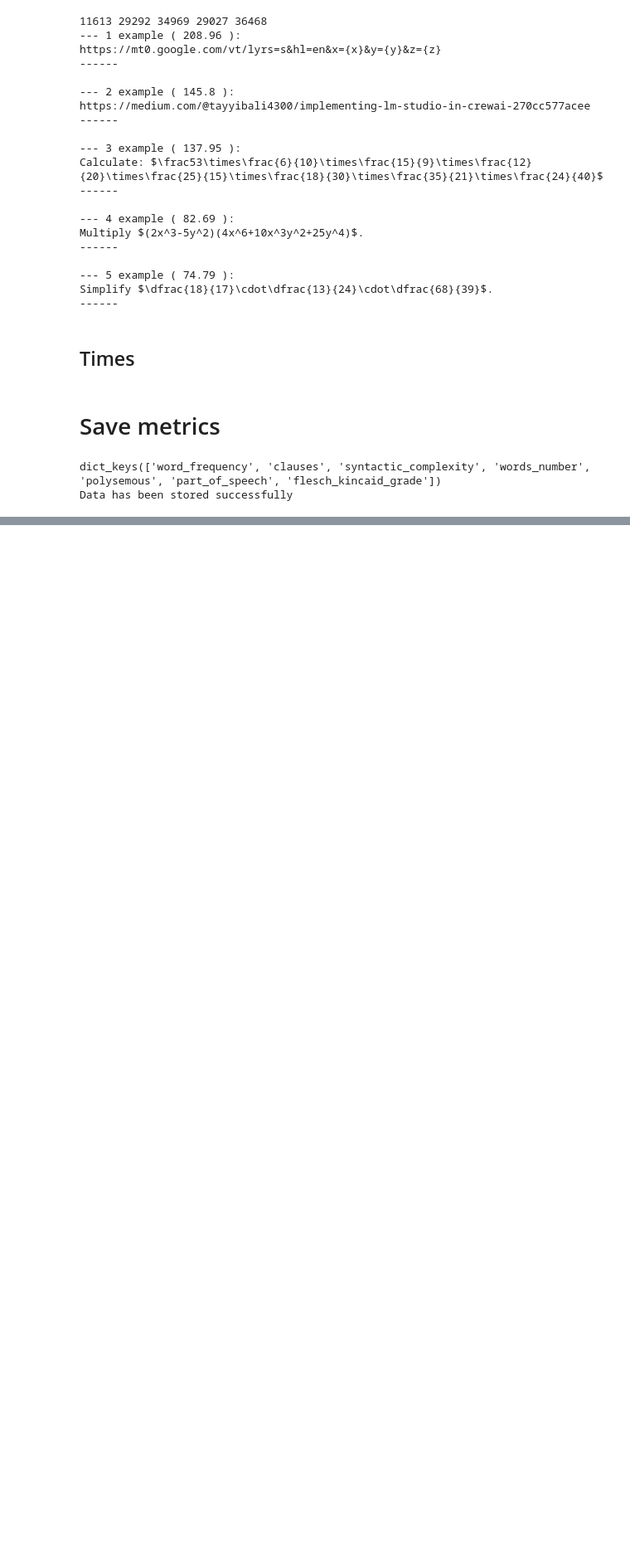
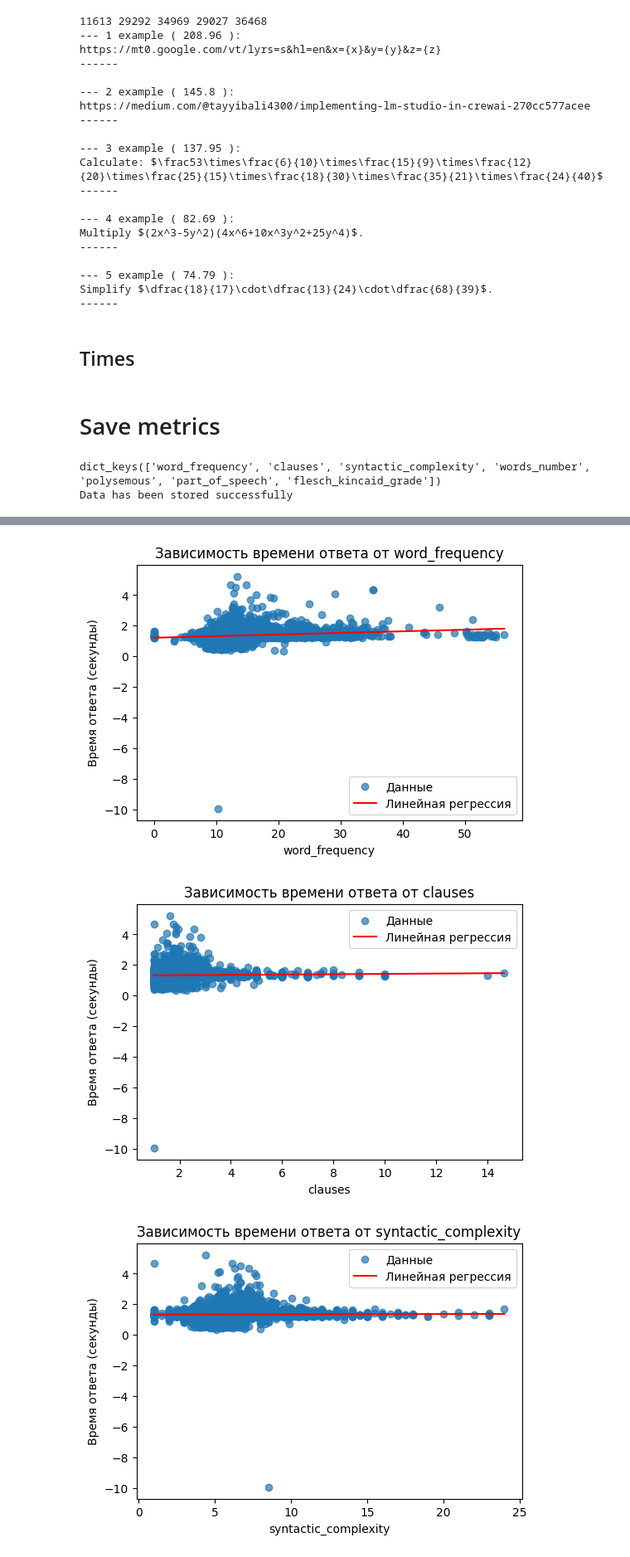
Before and after one commit to Nickolaus-899/LSD_metrics, a Jupyter notebook: metrics.ipynb, the cells around one changed output, grey strips where cells are left out. Shown at 83% size. Cells and saved outputs as stored; diff of their text form; code cells hidden in the pictures; blank space fills up the shorter version.

Commit message:
correlation and graphs

```diff
--- a/metrics.ipynb
+++ b/metrics.ipynb
@@ -868,0 +950,61 @@ Data has been stored successfully
+# %%
+import numpy as np
+import os
+import matplotlib.pyplot as plt
+
+times = np.load("times.npy", allow_pickle=True)
+
+times_seconds = np.array([t.total_seconds() for t in times])
+
+metrics_list = [
+    "word_frequency",
+    "clauses",
+    "syntactic_complexity",
+    "words_number",
+    "polysemous",
+    "part_of_speech",
+    "flesch_kincaid_grade"
+]
+
+metrics_folder = "metrics"
+
+plots_folder = "plots"
+os.makedirs(plots_folder, exist_ok=True)
+
+for metric_name in metrics_list:
+    file_path = os.path.join(metrics_folder, f"{metric_name}.txt")
+
+    with open(file_path, 'r') as f:
+        metric_values = [float(line.strip()) for line in f]
+
+    metric_values = np.array(metric_values, dtype=float)
+
+    if len(times_seconds) != len(metric_values):
+        print(f"Длина times_seconds ({len(times_seconds)}) не совпадает "
+              f"с длиной метрики {metric_name} ({len(metric_values)}). Пропускаем.")
+        continue
+
+    plt.figure(figsize=(6, 4))
+    plt.scatter(metric_values, times_seconds, alpha=0.7, label='Данные')
+
+    m, b = np.polyfit(metric_values, times_seconds, 1)
+
+    sorted_indices = np.argsort(metric_values)
+    sorted_x = metric_values[sorted_indices]
+    reg_line = m * sorted_x + b
+
+    plt.plot(sorted_x, reg_line, color='red', label='Линейная регрессия')
+
+    plt.xlabel(metric_name)
+    plt.ylabel("Время ответа (секунды)")
+    plt.title(f"Зависимость времени ответа от {metric_name}")
+    plt.legend()
+
+    save_path = os.path.join(plots_folder, f"{metric_name}.png")
+    plt.savefig(save_path, dpi=150, bbox_inches='tight')
+
+    plt.show()
+# %% [output]
+[figure, added]
+[figure, added]
+[figure, added]
```
Also changed, not shown: parts of 3 cells of this notebook, 7 other files.
